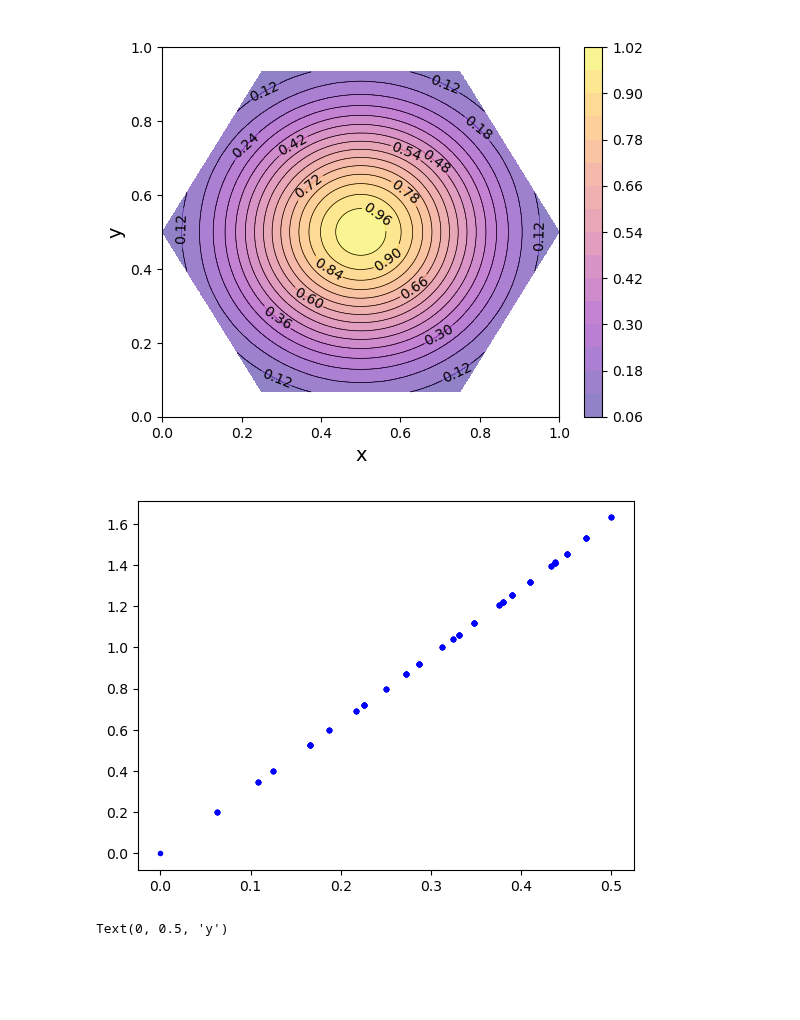
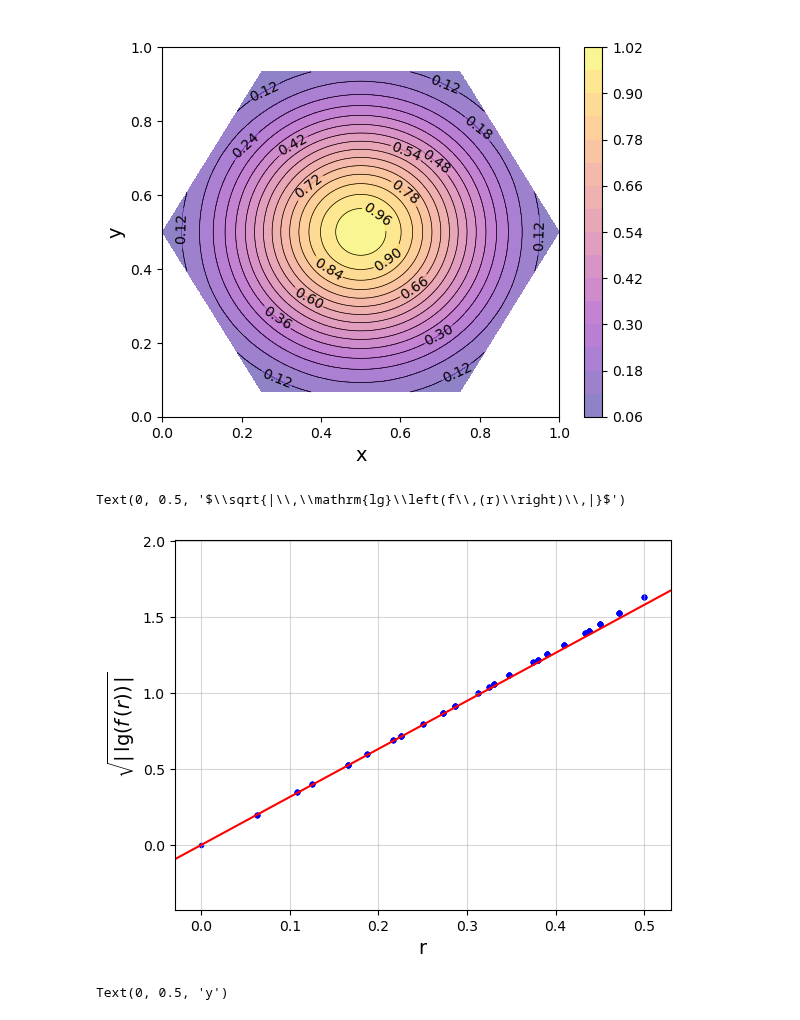
Before and after one commit to JaNiebu/BT_DECinPhysics, a Jupyter notebook: PoissonGauss.ipynb, the cells around one changed output. Drawn from its saved outputs; the diff is of its cells as text; code cells hidden in the pictures; blank space fills up the shorter version.

```diff
--- a/PoissonGauss.ipynb
+++ b/PoissonGauss.ipynb
@@ -73,3 +73,14 @@ plt.show()
 Val = np.array(RadialValues)
 # %% [output]
 [figure]
+# %%
+X = np.linspace(-0.1,0.6,100)
+plt.grid(alpha=0.5)
+plt.plot(X, np.exp(-10.*(X)**2), c='r')
+for i in range(0,len(V)):
+    r = ((V[i][0]-0.5)**2 + (V[i][1]-0.5)**2)**0.5
+    plt.scatter(r,Sol[i]+constant2,color='b',marker='.')
+plt.xlabel('$r$',fontsize=14)
+plt.xlim(-0.01,0.51)
+plt.ylabel('$f\ (r)$',fontsize=14)
+plt.show()
@@ -93,34 +106,40 @@ def InterpolationPlot2( Vertices , Values, Title, Triangulation):
     CS2 = plt.contourf(xi,yi,zi,15,cmap='jet_r',alpha=0.5)
     #plt.clabel(CS1, inline=True)
     plt.colorbar() # draw colorbar
     # plot data points.
     #plt.scatter(V[::,:1:],V[::,1::],marker='o',c='b',s=10,alpha=.5)
     #for i in range(0, len(Triangulation) , 1):
     #    for j in range( 0, 3 , 1):
     #            k = int(Triangulation[i][j])
     #            l = int(Triangulation[i][(j+1)%3])
     #            plt.plot( [V[k][0],V[l][0]], [V[k][1],V[l][1]] , c='grey',alpha=0.3)
     plt.xlim(0,1)
     plt.ylim(0,1)
     plt.title(Title)
 
 
 
 
 def AnaPot( x,y ):
     r = ((x-0.5)**2 + (y-0.5)**2)**0.5
     Val = math.exp(-10.*r**2)
     return Val
 
 Error = []
 for i in range(0,len(Sol)):
     Error.append((Sol[i]+constant2-AnaPot(V[i][0],V[i][1]))/AnaPot(V[i][0],V[i][1]))
 
+plt.grid(alpha=0.5)
 for i in range(0,len(V)):
     r = ((V[i][0]-0.5)**2 + (V[i][1]-0.5)**2)**0.5
     plt.scatter(r,math.sqrt(abs(math.log(Sol[i]+constant2))),color='b',marker='.')
+plt.plot(X, math.sqrt(10)*X, color='r' )
+plt.xlim(-0.03,0.53)
+plt.xlabel('r', fontsize=14)
+plt.ylabel(r'$\sqrt{|\,\mathrm{lg}\left(f\,(r)\right)\,|}$', fontsize=14)
 # %% [output]
+Text(0, 0.5, '$\\sqrt{|\\,\\mathrm{lg}\\left(f\\,(r)\\right)\\,|}$')
-[figure, old version]
+[figure, new version]
 # %%
 InterpolationPlot2(V , Error , " ", T)
 plt.xlabel('x',fontsize=14)
```
Also changed, not shown: parts of 3 cells of this notebook, 5 other files.
